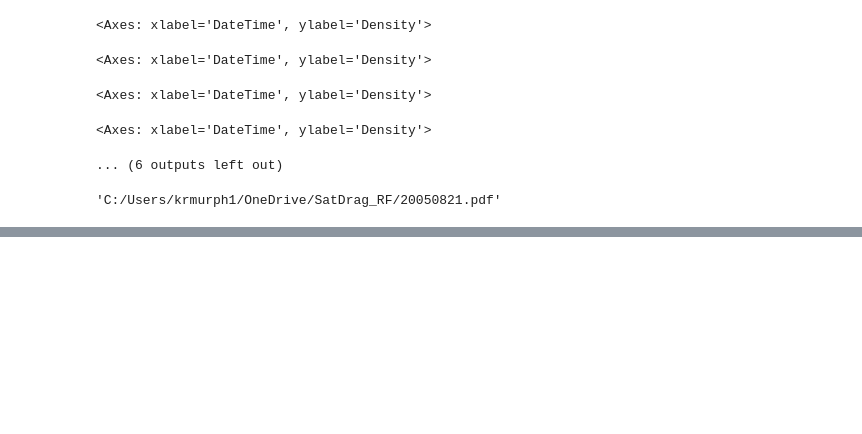
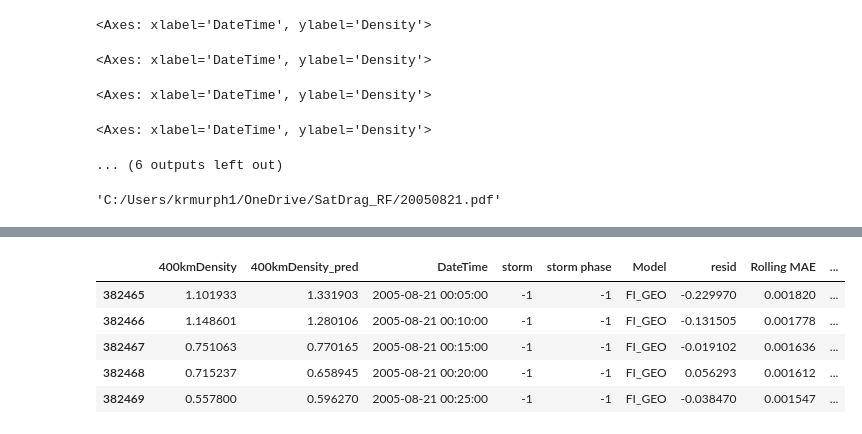
Before and after one commit to kylermurphy/SatDrag, a Jupyter notebook: Notebooks/RF_Events.ipynb, the cells around one changed output, grey strips where cells are left out. Cells and saved outputs as stored; diff of their text form; code cells hidden in the pictures; blank space fills up the shorter version.

```diff
--- a/Notebooks/RF_Events.ipynb
+++ b/Notebooks/RF_Events.ipynb
@@ -63,15 +63,15 @@ def oos_dat(ddir = 'D:/data/SatDensities/',
     # read in the data
     for mod in dmod:
 
-        with open(ddir+f'{mod}_RFdat.pkl','rb') as f:
-            print(f)
-            dat_a, dat_b = pickle.load(f)[4:]
-            dat_a = dat_a[['400kmDensity', '400kmDensity_pred', 'DateTime',
+        #with open(ddir+f'{mod}_RFdat.pkl','rb') as f:
+        #print(f)
+        dat_a, dat_b = pd.read_pickle(f'{ddir}{mod}_RFdat.pkl')[4:]
+        dat_a = dat_a[['400kmDensity', '400kmDensity_pred', 'DateTime',
                            'storm','storm phase']]
-            dat_a['Model'] = mod
-            dat_b = dat_b[['400kmDensity', '400kmDensity_pred', 'DateTime',
+        dat_a['Model'] = mod
+        dat_b = dat_b[['400kmDensity', '400kmDensity_pred', 'DateTime',
                            'storm','storm phase']]
-            dat_b['Model'] = mod
+        dat_b['Model'] = mod
 
         oos_a = pd.concat([oos_a,dat_a])
         oos_b = pd.concat([oos_b,dat_b])
@@ -300,0 +328,4 @@ if sfig:
+# %%
+gd = (ch_fg['DateTime'] > sdate) & (ch_fg['DateTime'] < edate)
+
+ch_fg['resid'].div(ch_fg['400kmDensity']).abs().rolling(90,min_periods=1).mean().multiply(100).to_frame().set_index(ch_fg.index)[gd]
@@ -300,0 +346,9 @@ if sfig:
+# %%
+ch_fg[gd].head()
+# %% [output]
+|  | 400kmDensity | 400kmDensity_pred | DateTime | storm | storm phase | Model | resid | Rolling MAE | ... |
+| 382465 | 1.101933 | 1.331903 | 2005-08-21 00:05:00 | -1 | -1 | FI_GEO | -0.229970 | 0.001820 | ... |
+| 382466 | 1.148601 | 1.280106 | 2005-08-21 00:10:00 | -1 | -1 | FI_GEO | -0.131505 | 0.001778 | ... |
+| 382467 | 0.751063 | 0.770165 | 2005-08-21 00:15:00 | -1 | -1 | FI_GEO | -0.019102 | 0.001636 | ... |
+| 382468 | 0.715237 | 0.658945 | 2005-08-21 00:20:00 | -1 | -1 | FI_GEO | 0.056293 | 0.001612 | ... |
+| 382469 | 0.557800 | 0.596270 | 2005-08-21 00:25:00 | -1 | -1 | FI_GEO | -0.038470 | 0.001547 | ... |
```
Also changed, not shown: parts of 5 cells of this notebook, 1 other file.
